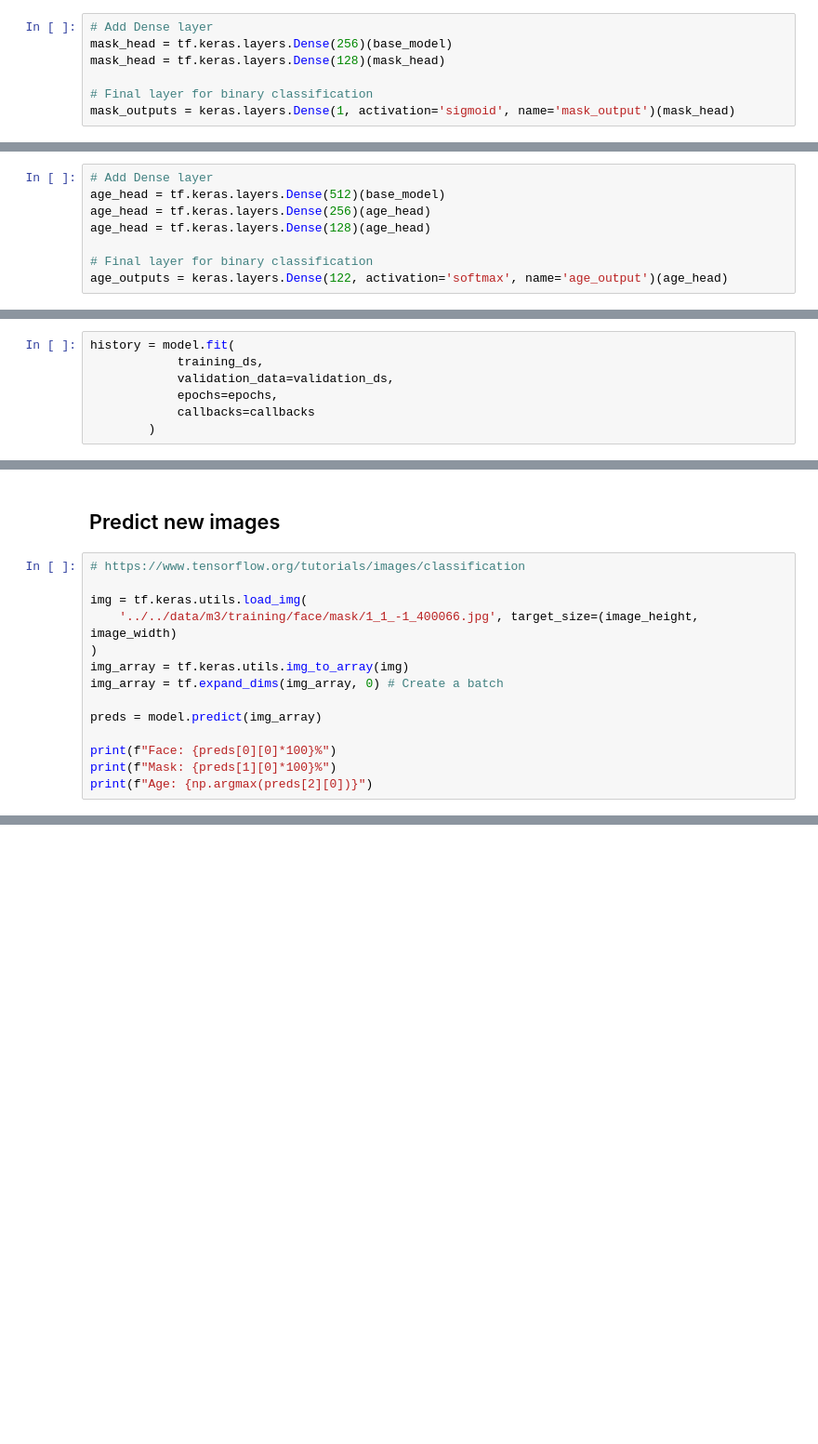
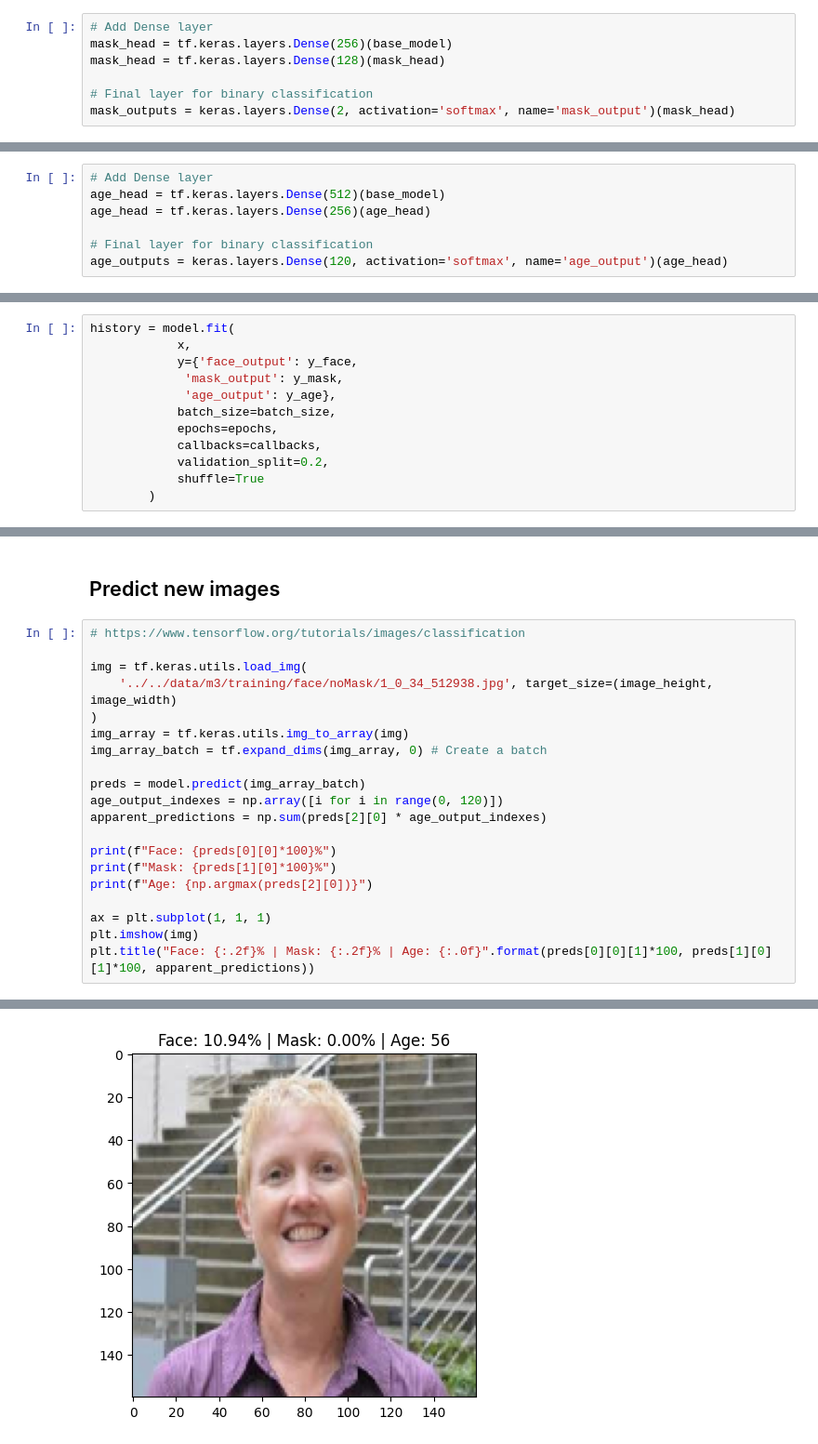
Before and after one commit to kneitmann/dl_faceRecognition, a Jupyter notebook: src/m3/multiTaskModel_alt.ipynb, the cells around one changed output, grey strips where cells are left out. Shown at 93% size. Saved outputs shown, nothing was run; the diff lists cells and outputs as text; blank space fills up the shorter version.

```diff
--- a/src/m3/multiTaskModel_alt.ipynb
+++ b/src/m3/multiTaskModel_alt.ipynb
@@ -120,17 +133,16 @@ mask_head = tf.keras.layers.Dense(256)(base_model)
 mask_head = tf.keras.layers.Dense(128)(mask_head)
 
 # Final layer for binary classification
-mask_outputs = keras.layers.Dense(1, activation='sigmoid', name='mask_output')(mask_head)
+mask_outputs = keras.layers.Dense(2, activation='softmax', name='mask_output')(mask_head)
 # %% [markdown]
 ## Creating Task 3 (Age Prediction) Top Model
 # %%
 # Add Dense layer
 age_head = tf.keras.layers.Dense(512)(base_model)
 age_head = tf.keras.layers.Dense(256)(age_head)
-age_head = tf.keras.layers.Dense(128)(age_head)
 
 # Final layer for binary classification
-age_outputs = keras.layers.Dense(122, activation='softmax', name='age_output')(age_head)
+age_outputs = keras.layers.Dense(120, activation='softmax', name='age_output')(age_head)
 # %% [markdown]
 ## Creating and compiling the final model
 # %%
@@ -167,9 +193,14 @@ model.summary()
 # %% [markdown]
 ## Training the model with the dataset
-# %%
-history = model.fit(
-            training_ds,
-            validation_data=validation_ds,
-            epochs=epochs,
-            callbacks=callbacks
-        )
+# %%
+history = model.fit(
+            x,
+            y={'face_output': y_face,
+             'mask_output': y_mask,
+             'age_output': y_age},
+            batch_size=batch_size,
+            epochs=epochs,
+            callbacks=callbacks,
+            validation_split=0.2,
+            shuffle=True
+        )
@@ -213,13 +262,20 @@ print(f'Loss: {results[0]}; Accuracy: {results[1]}')
 # https://www.tensorflow.org/tutorials/images/classification
 
 img = tf.keras.utils.load_img(
-    '../../data/m3/training/face/mask/1_1_-1_400066.jpg', target_size=(image_height, image_width)
+    '../../data/m3/training/face/noMask/1_0_34_512938.jpg', target_size=(image_height, image_width)
 )
 img_array = tf.keras.utils.img_to_array(img)
-img_array = tf.expand_dims(img_array, 0) # Create a batch
+img_array_batch = tf.expand_dims(img_array, 0) # Create a batch
 
-preds = model.predict(img_array)
+preds = model.predict(img_array_batch)
+age_output_indexes = np.array([i for i in range(0, 120)])
+apparent_predictions = np.sum(preds[2][0] * age_output_indexes)
 
 print(f"Face: {preds[0][0]*100}%")
 print(f"Mask: {preds[1][0]*100}%")
 print(f"Age: {np.argmax(preds[2][0])}")
+
+ax = plt.subplot(1, 1, 1)
+plt.imshow(img)
+plt.title("Face: {:.2f}% | Mask: {:.2f}% | Age: {:.0f}".format(preds[0][0][1]*100, preds[1][0][1]*100, apparent_predictions))
+# %% [output]
@@ -225,0 +287 @@ print(f"Age: {np.argmax(preds[2][0])}")
+[figure, added]
```
Also changed, not shown: parts of 9 cells of this notebook, 4 other files.
